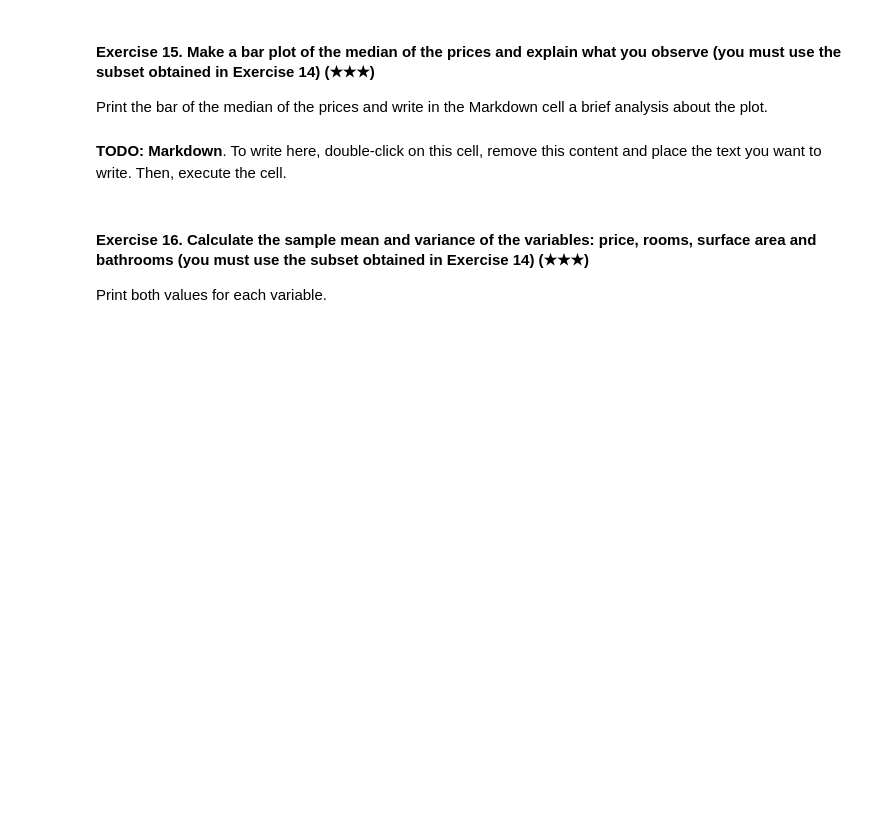
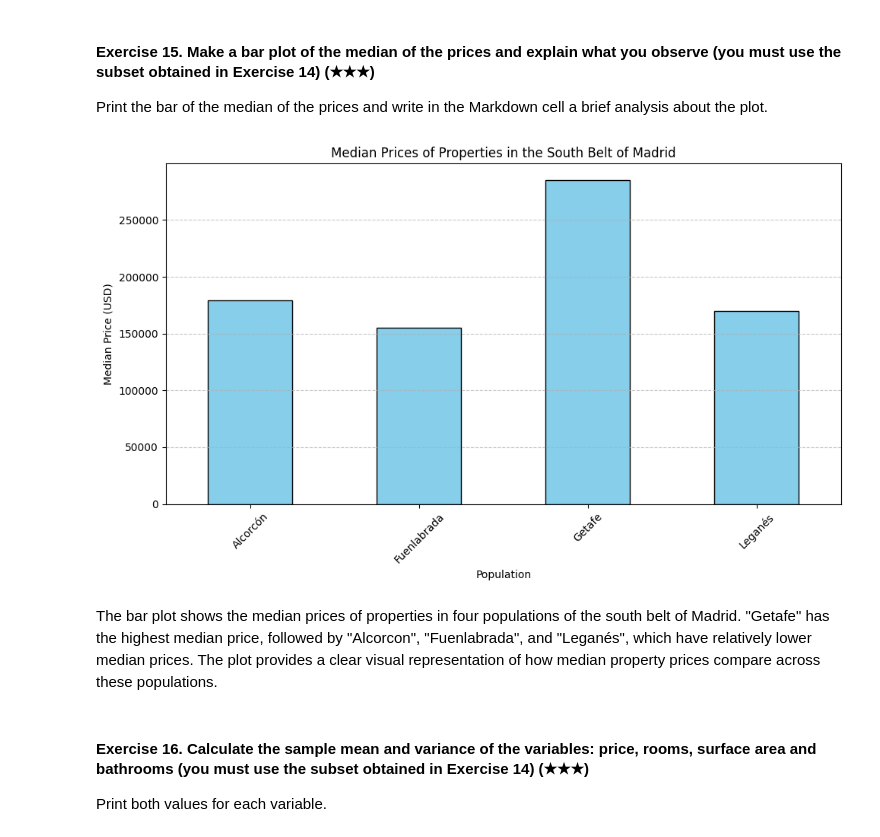
Before and after one commit to Aaronmatthews4/realestate-datacleanup-exercise, a Jupyter notebook: project.ipynb, the cells around one changed output. Saved outputs shown, nothing was run; the diff lists cells and outputs as text; code cells hidden in the pictures; blank space fills up the shorter version.

```diff
--- a/project.ipynb
+++ b/project.ipynb
@@ -325,27 +379,29 @@ Print the bar of the median of the prices and write in the Markdown cell a brief
 # %%
 import pandas as pd
 import matplotlib.pyplot as plt
 
 df = pd.read_csv('assets/real_estate.csv', sep=';')
 
 south_belt_populations = ["Fuenlabrada", "Leganés", "Getafe", "Alcorcón"]
 
 south_belt_df = df[df['level5'].isin(south_belt_populations)]
 
-median_prices = south_belt_df.groupby('level5')['Price'].median()
+median_prices = south_belt_df.groupby('level5')['price'].median()
 
 
 plt.figure(figsize=(10, 6))
 median_prices.plot(kind='bar', color='skyblue', edgecolor='black')
 plt.title('Median Prices of Properties in the South Belt of Madrid')
 plt.xlabel('Population')
 plt.ylabel('Median Price (USD)')
 plt.grid(axis='y', linestyle='--', alpha=0.7)
 plt.xticks(rotation=45)
 plt.tight_layout()
 plt.show()
+# %% [output]
+[figure, added]
 # %% [markdown]
-**TODO: Markdown**. To write here, double-click on this cell, remove this content and place the text you want to write. Then, execute the cell.
+The bar plot shows the median prices of properties in four populations of the south belt of Madrid. "Getafe" has the highest median price, followed by "Alcorcon", "Fuenlabrada", and "Leganés", which have relatively lower median prices. The plot provides a clear visual representation of how median property prices compare across these populations.
 # %% [markdown]
 #### Exercise 16. Calculate the sample mean and variance of the variables: price, rooms, surface area and bathrooms (you must use the subset obtained in Exercise 14) (★★★)
 
```
Also changed, not shown: parts of 20 cells of this notebook, 1 other file.
